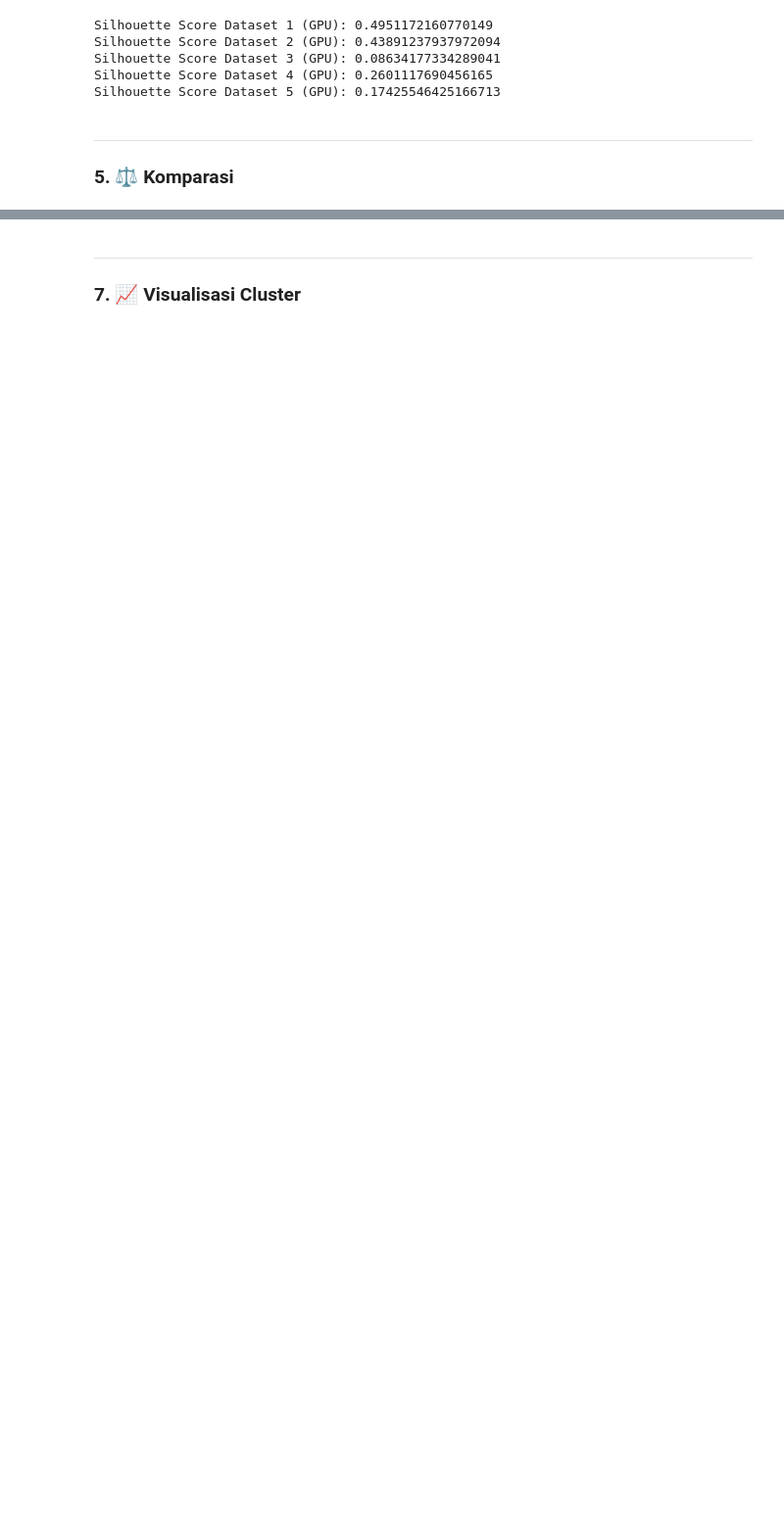
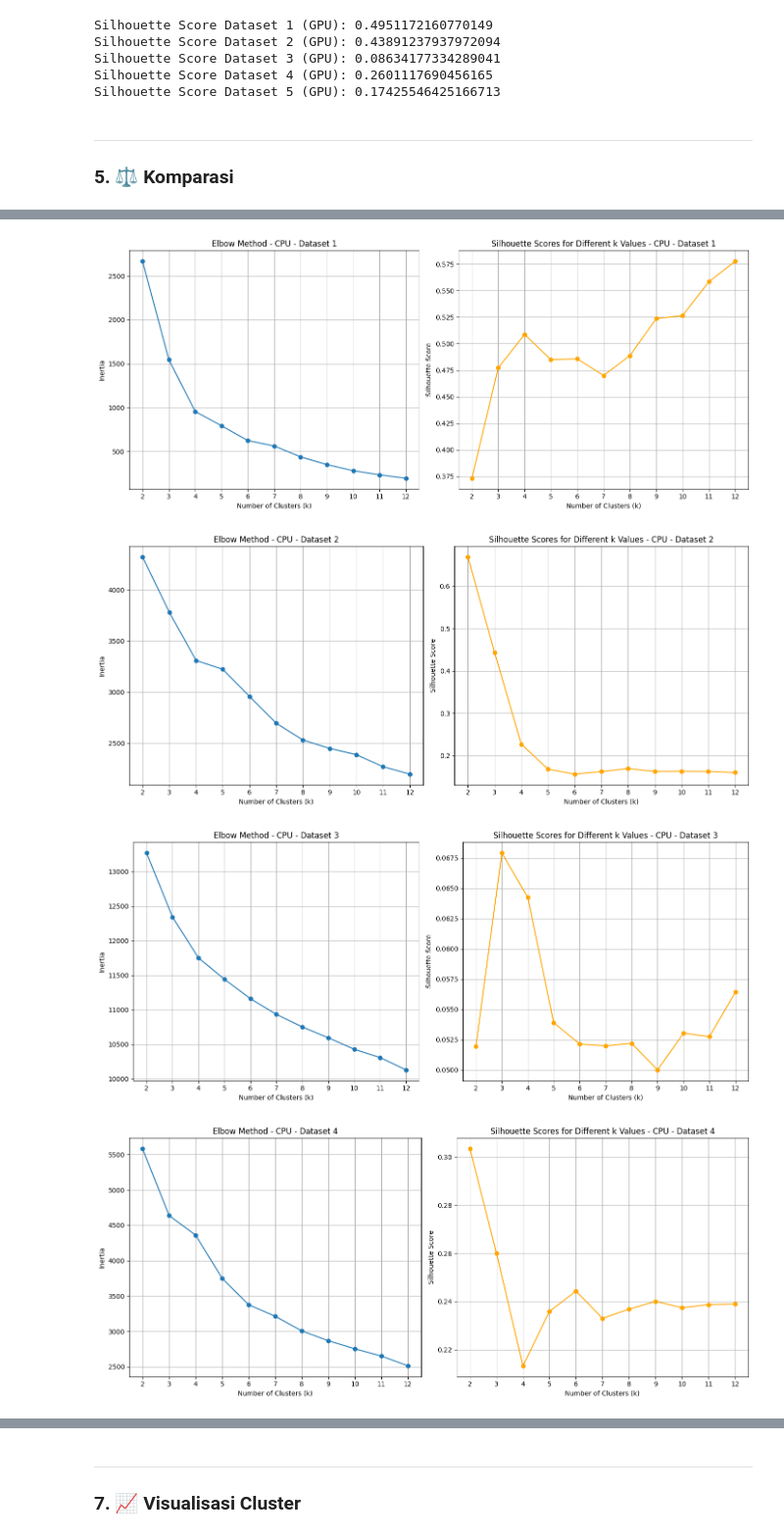
Before and after one commit to rizkyfauziilmi/TUGAS_UAS_ML, a Jupyter notebook: clustering_data_kecil.ipynb, the cells around one changed output, grey strips where cells are left out. Shown at 98% size. Cells and saved outputs as stored; diff of their text form; code cells hidden in the pictures; blank space fills up the shorter version.

```diff
--- a/clustering_data_kecil.ipynb
+++ b/clustering_data_kecil.ipynb
@@ -690,0 +724,43 @@ Dataset 5: CPU lebih unggul 0.60% (CPU: 0.175305, GPU: 0.174255)
+# %%
+def plot_elbow_and_silhouette(k_values, inertia, silhouette_scores, title_suffix="CPU"):
+    plt.figure(figsize=(14, 6))
+
+    plt.subplot(1, 2, 1)
+    plt.plot(k_values, inertia, marker='o')
+    plt.xlabel('Number of Clusters (k)')
+    plt.ylabel('Inertia')
+    plt.xticks(k_values)
+    plt.title(f'Elbow Method - {title_suffix}')
+    plt.grid(True)
+
+    plt.subplot(1, 2, 2)
+    plt.plot(k_values, silhouette_scores, marker='o', color='orange')
+    plt.xlabel('Number of Clusters (k)')
+    plt.ylabel('Silhouette Score')
+    plt.title(f'Silhouette Scores for Different k Values - {title_suffix}')
+    plt.xticks(k_values)
+    plt.grid(True)
+
+    plt.tight_layout()
+    plt.show()
+# %%
+# Untuk CPU
+for i, df_np in enumerate([df1_np, df2_np, df3_np, df4_np, df5_np], start=1):
+    k_values, inertia_cpu, sil_cpu = kmeans_metrics_cpu(df_np, max_k=12)
+    plot_elbow_and_silhouette(
+        k_values, inertia_cpu, sil_cpu,
+        title_suffix=f"CPU - Dataset {i}"
+    )
+
+# Untuk GPU
+for i, df_cudf in enumerate([df1, df2, df3, df4, df5], start=1):
+    k_values, inertia_gpu, sil_gpu = kmeans_metrics_gpu(df_cudf, max_k=12)
+    plot_elbow_and_silhouette(
+        k_values, inertia_gpu, sil_gpu,
+        title_suffix=f"GPU - Dataset {i}"
+    )
+# %% [output]
+[figure, added]
+[figure, added]
+[figure, added]
+[figure, added]
```
Also changed, not shown: parts of 13 cells of this notebook.
